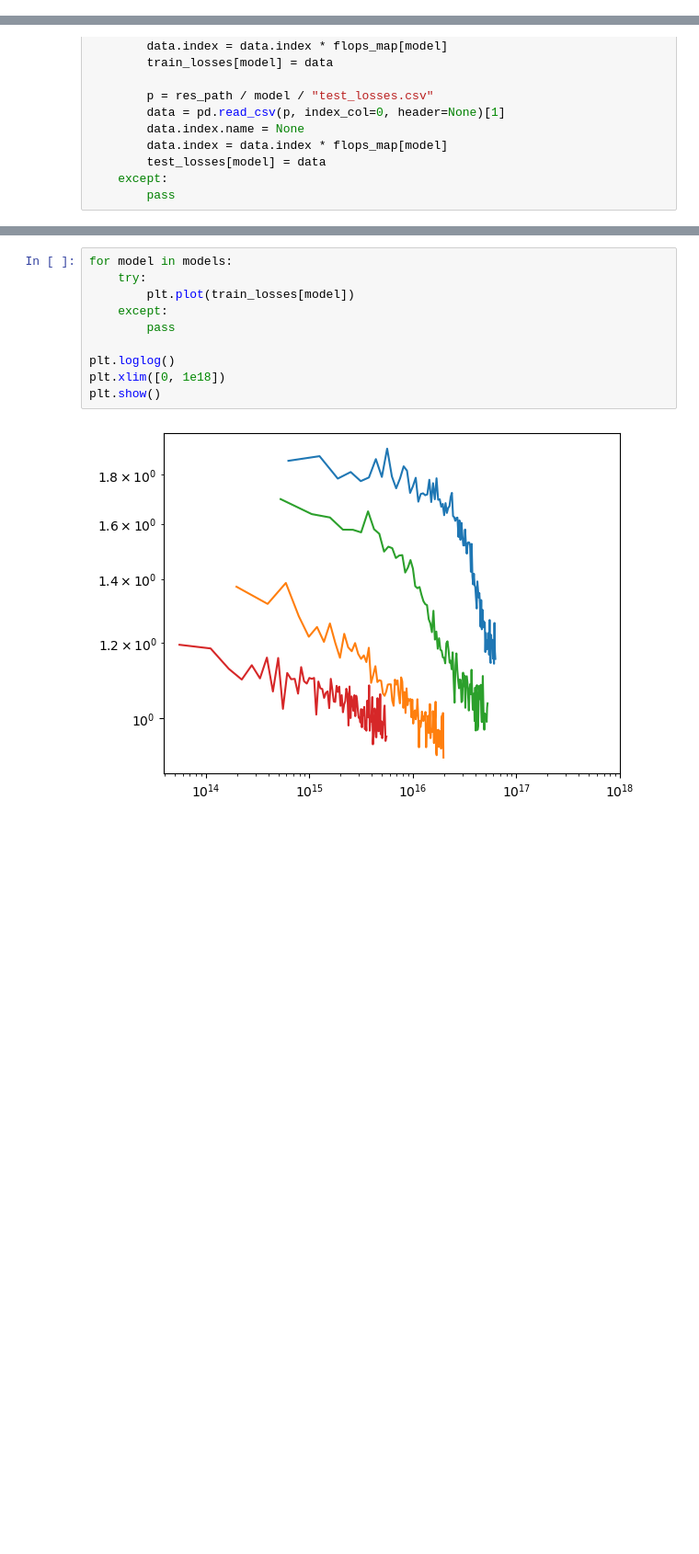
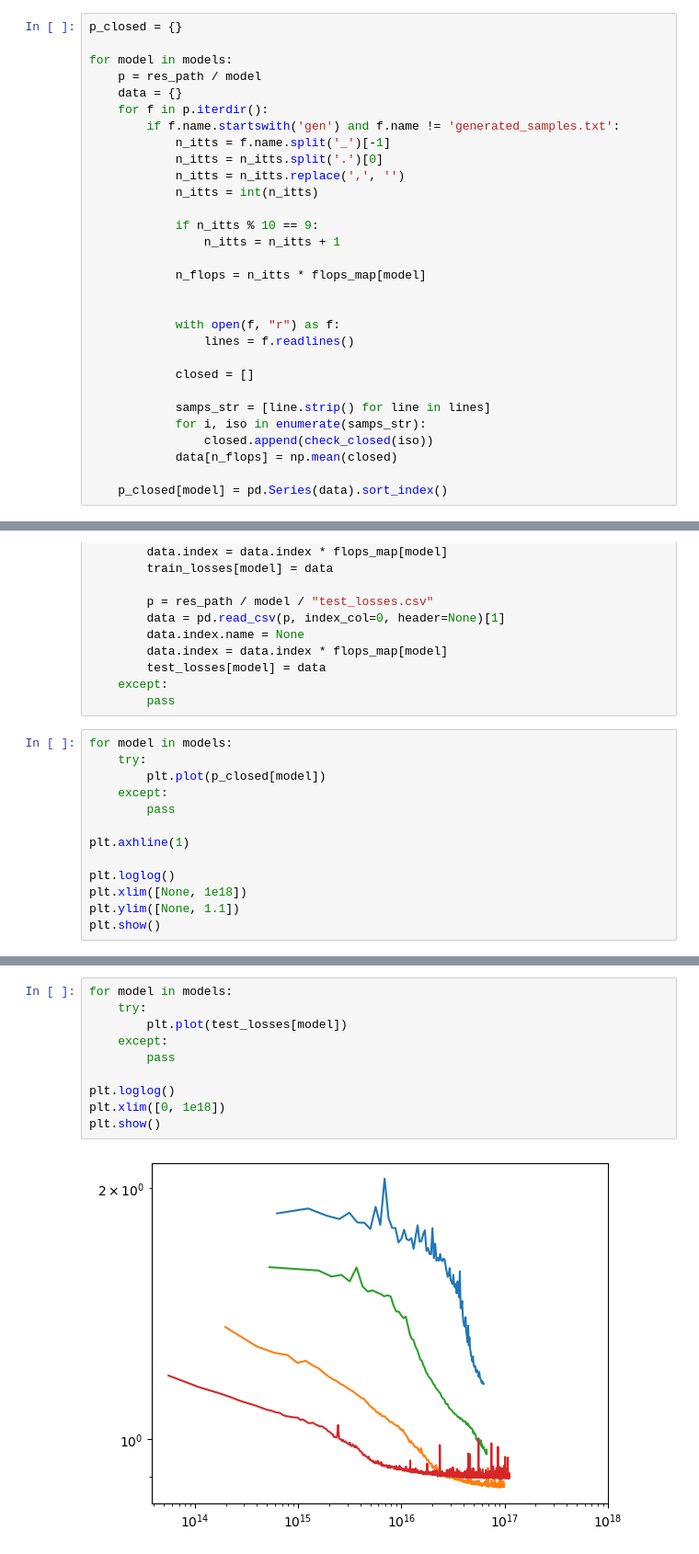
Before and after one commit to dbruwel/pachner-graph-triangulations, a Jupyter notebook: experiments/notebooks/deep_learning/signature_model/analyse_scaling_laws.ipynb, the cells around one changed output, grey strips where cells are left out. Shown at 92% size. Drawn from its saved outputs; the diff is of its cells as text; blank space fills up the shorter version.

```diff
--- a/experiments/notebooks/deep_learning/signature_model/analyse_scaling_laws.ipynb
+++ b/experiments/notebooks/deep_learning/signature_model/analyse_scaling_laws.ipynb
@@ -22,3 +39,33 @@ flops_map = {
+# %%
+p_closed = {}
+
+for model in models:
+    p = res_path / model
+    data = {}
+    for f in p.iterdir():
+        if f.name.startswith('gen') and f.name != 'generated_samples.txt':
+            n_itts = f.name.split('_')[-1]
+            n_itts = n_itts.split('.')[0]
+            n_itts = n_itts.replace(',', '')
+            n_itts = int(n_itts)
+
+            if n_itts % 10 == 9:
+                n_itts = n_itts + 1
+
+            n_flops = n_itts * flops_map[model]
+
+
+            with open(f, "r") as f:
+                lines = f.readlines()
+
+            closed = []
+
+            samps_str = [line.strip() for line in lines]
+            for i, iso in enumerate(samps_str):
+                closed.append(check_closed(iso))
+            data[n_flops] = np.mean(closed)
+
+    p_closed[model] = pd.Series(data).sort_index()
 # %%
 train_losses = {}
 test_losses = {}
@@ -38,3 +85,16 @@ for model in models:
         test_losses[model] = data
     except:
         pass
+# %%
+for model in models:
+    try:
+        plt.plot(p_closed[model])
+    except:
+        pass
+
+plt.axhline(1)
+
+plt.loglog()
+plt.xlim([None, 1e18])
+plt.ylim([None, 1.1])
+plt.show()
@@ -41,12 +103,12 @@ for model in models:
 # %%
 for model in models:
     try:
-        plt.plot(train_losses[model])
+        plt.plot(test_losses[model])
     except:
         pass
 
 plt.loglog()
 plt.xlim([0, 1e18])
 plt.show()
 # %% [output]
-[figure, old version]
+[figure, new version]
```
Also changed, not shown: parts of 8 cells of this notebook, 1 other file.
